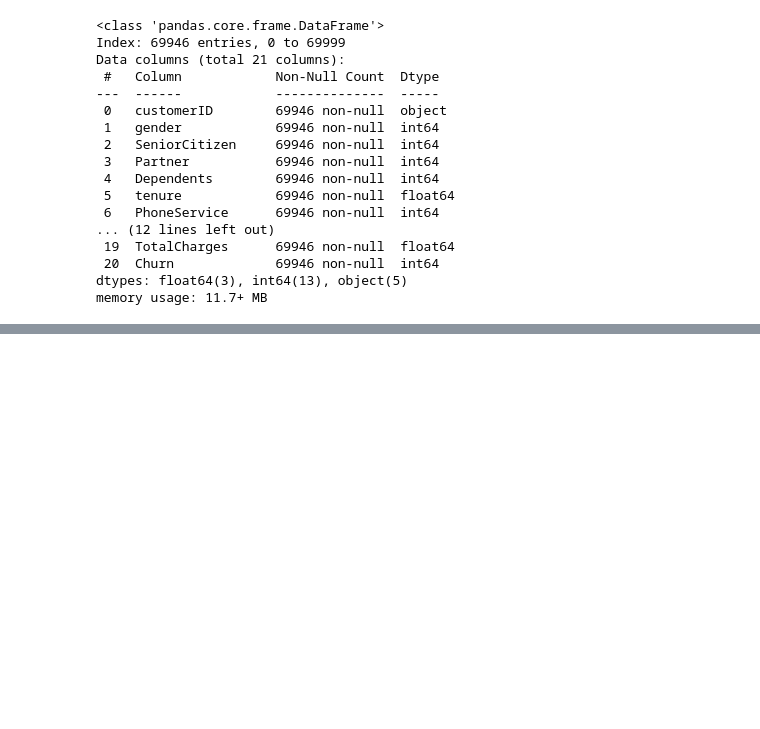
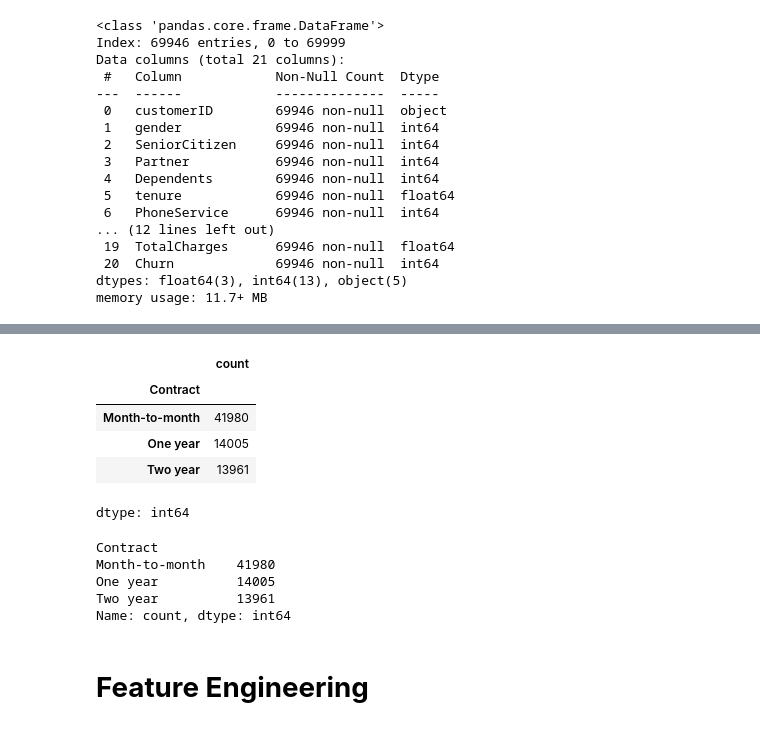
Before and after one commit to linda-bsharat/telco-customer-churn-prediction, a Jupyter notebook: notebooks/01_data_cleaning_and_eda.ipynb, the cells around one changed output, grey strips where cells are left out. Saved outputs shown, nothing was run; the diff lists cells and outputs as text; code cells hidden in the pictures; blank space fills up the shorter version.

```diff
--- a/notebooks/01_data_cleaning_and_eda.ipynb
+++ b/notebooks/01_data_cleaning_and_eda.ipynb
@@ -516,0 +578,24 @@ dtype: int64
+# %%
+df["Contract"].value_counts()
+# %% [output]
+|  | count |
+| Contract |  |
+| Month-to-month | 41980 |
+| One year | 14005 |
+| Two year | 13961 |
+dtype: int64
+# %%
+df["Contract"] = df["Contract"].replace({
+    "M-M": "Month-to-month"
+})
+
+# Verify
+print(df["Contract"].value_counts())
+# %% [output]
+Contract
+Month-to-month    41980
+One year          14005
+Two year          13961
+Name: count, dtype: int64
+# %% [markdown]
+# **Feature Engineering**
```
Also changed, not shown: parts of 11 cells of this notebook.
